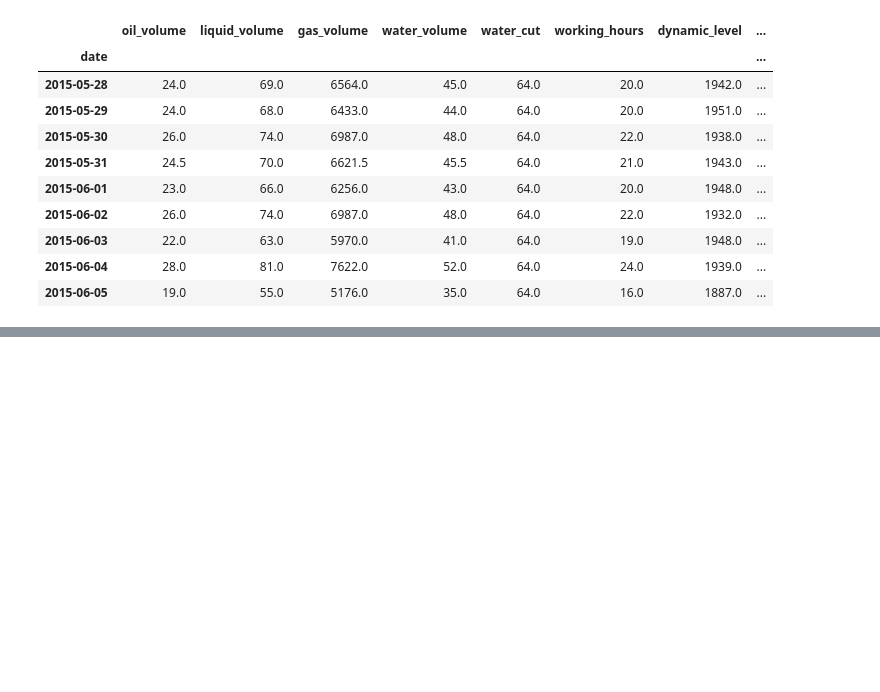
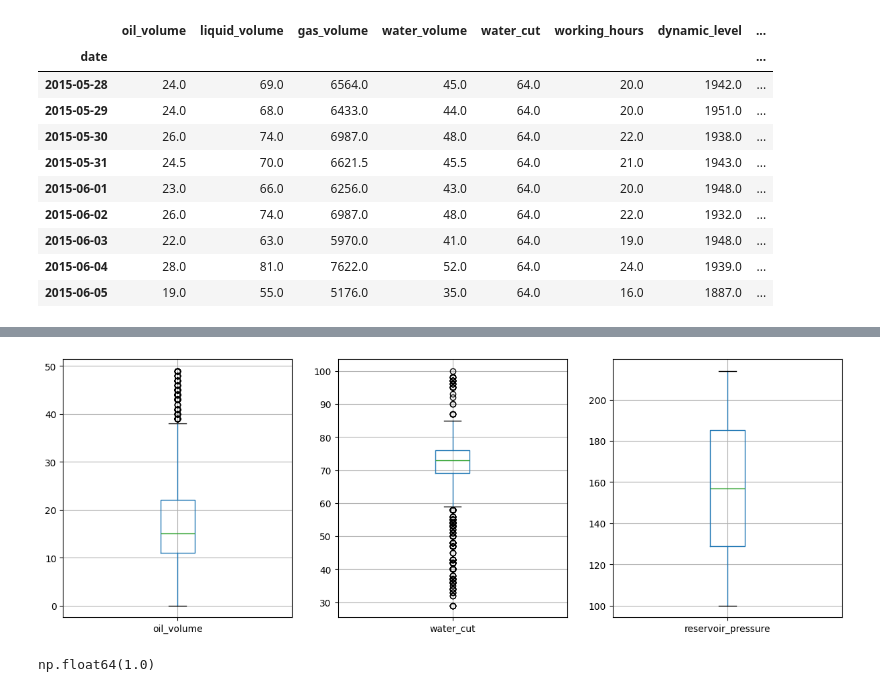
Before and after one commit to Jofregf/oil-well-production-analysis, a Jupyter notebook: notebooks/02_data_cleaning.ipynb, the cells around one changed output, grey strips where cells are left out. Saved outputs shown, nothing was run; the diff lists cells and outputs as text; code cells hidden in the pictures; blank space fills up the shorter version.

```diff
--- a/notebooks/02_data_cleaning.ipynb
+++ b/notebooks/02_data_cleaning.ipynb
@@ -139,0 +146,13 @@ memory usage: 271.3 KB
+# %%
+fig, axes = plt.subplots(1,3, figsize=(15,5))
+df.boxplot(column="oil_volume", ax=axes[0])
+df.boxplot(column="water_cut", ax=axes[1])
+df.boxplot(column="reservoir_pressure", ax=axes[2])
+
+plt.show()
+# %% [output]
+[figure, added]
+# %%
+(df["oil_volume"] + df["water_volume"] - df["liquid_volume"]).abs().max()
+# %% [output]
+np.float64(1.0)
```
Also changed, not shown: parts of 3 cells of this notebook, 1 other file.
